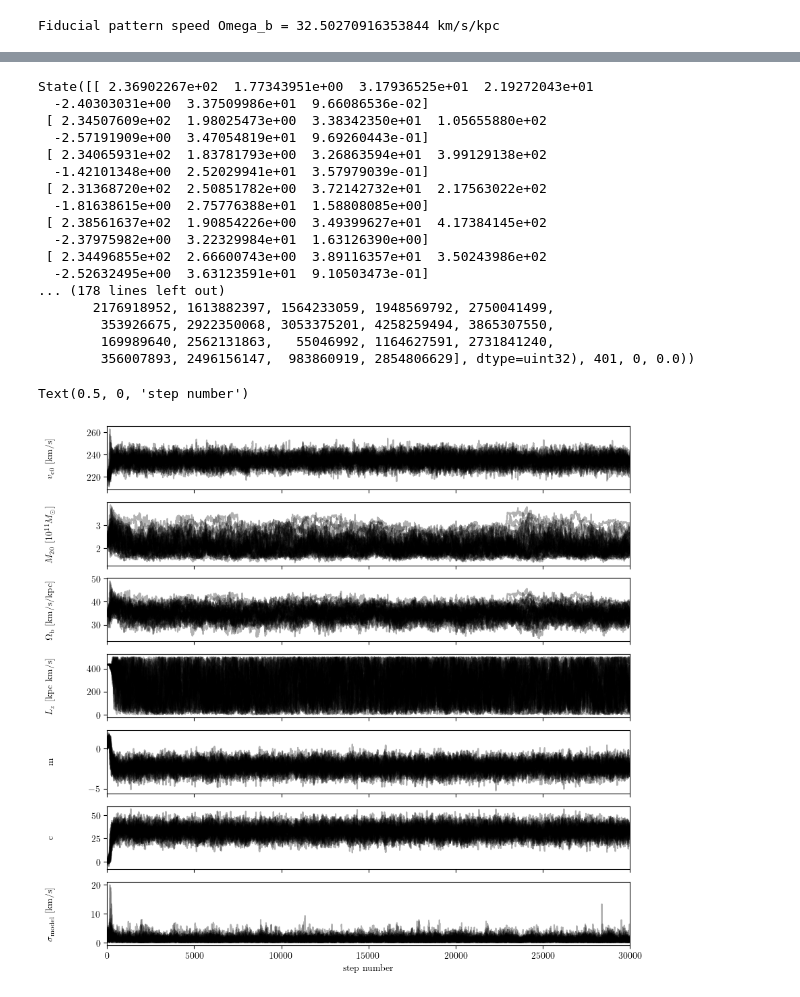
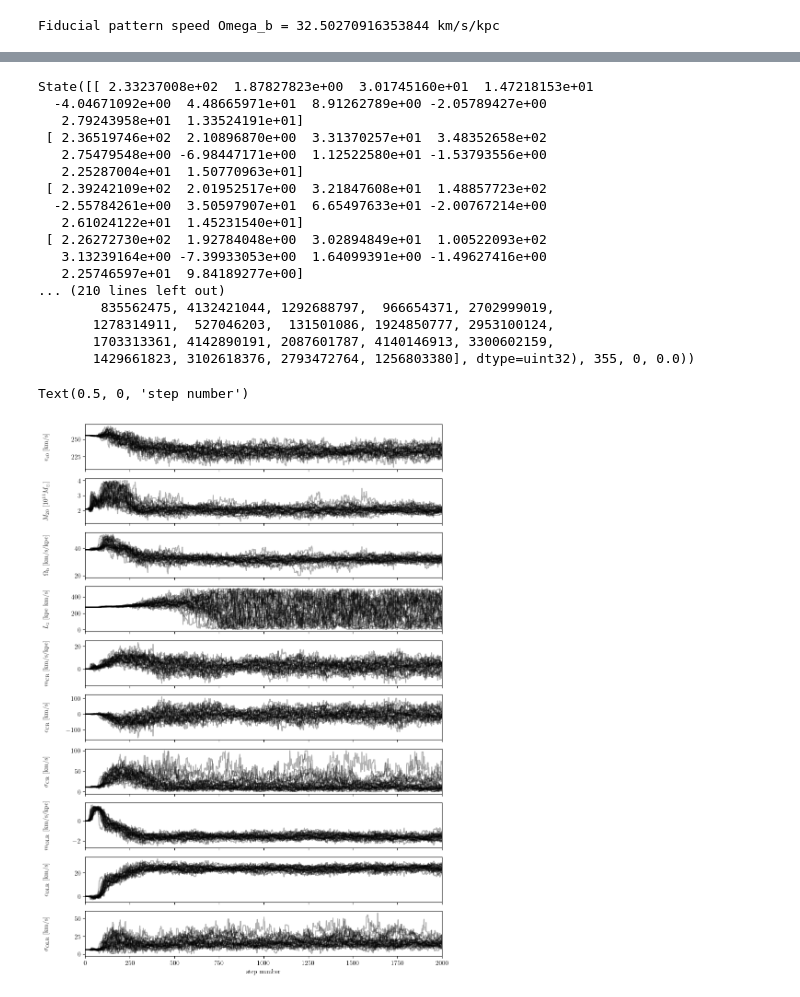
Before and after one commit to adllmr/resonances, a Jupyter notebook: pot_pat_fit.ipynb, the cells around one changed output, grey strips where cells are left out. Drawn from its saved outputs; the diff is of its cells as text; code cells hidden in the pictures.

```diff
--- a/pot_pat_fit.ipynb
+++ b/pot_pat_fit.ipynb
@@ -952,18 +952,18 @@ from scipy.optimize import minimize
 
 nll = lambda *args: -calc_log_likelihood(*args)
 
-initial = [230, 2, 35, 250, 0, 0, 10]
+initial = [230, 2, 35, 250, 0, 0, 10, 0, 0, 10]
 # initial = [235, 19.6, 35, 250, E_offset_mean, 10]
 
 # Select data or simulation to fit
-x = x_sim #x_OLR_sim
-y = y_sim#sim
-yerr = yerr_sim#sim
-res_ratio = 0.5
+x = x_data_list #x_OLR_sim
+y = y_data_list
+yerr = yerr_data_list
+# res_ratio = 0.5
 
 # nlp(initial, x, y, yerr, pot_axi_baryon, res_ratio)
 
-soln = minimize(nll, initial, args=(x, y, yerr, pot_axi_baryon, res_ratio), method='Nelder-Mead')
+soln = minimize(nll, initial, args=(x, y, yerr, pot_axi_baryon), method='Nelder-Mead')
 # %%
 '''Plot data and maximum likelihood model'''
 
@@ -976,12 +976,21 @@ fig, ax = plt.subplots(1, figsize=(4,4))
 
 theta_max = soln.x#[vcirc_sun, a_NFW_grid[max_likelihood_index[1]], Omega_b_grid[max_likelihood_index[0]]]
 
+vcirc_sun, M20, Omega_b, Lz, m_CR, c_CR, sigma_CR, m_OLR, c_OLR, sigma_OLR  = theta_max
+
+theta_CR = [vcirc_sun, M20, Omega_b, Lz, m_CR, c_CR, sigma_CR]
+theta_OLR = [vcirc_sun, M20, Omega_b, Lz, m_OLR, c_OLR, sigma_OLR]
+
 print('Maximum likelihood value:', theta_max)
 
 R_grid = np.linspace(R_bins[0], R_bins[-1], 1001)
 
-vR_func = calc_model_func(theta_max, pot_axi_baryon, res_ratio)
+vR_func_CR = calc_model_func(theta_CR, pot_axi_baryon, 0)
+vR_func_OLR = calc_model_func(theta_OLR, pot_axi_baryon, 0.5)
 
-ax.errorbar(x, y, yerr, c='k', fmt='o', capsize=5, elinewidth=1, capthick=1)
-ax.plot(R_grid, vR_func(R_grid))
+for i in range(len(x)):
+    ax.errorbar(x[i], y[i], yerr[i], c='k', fmt='o', capsize=5, elinewidth=1, capthick=1)
+
+ax.plot(R_grid, vR_func_CR(R_grid))
+ax.plot(R_grid, vR_func_OLR(R_grid))
 # %% [output]
@@ -999,44 +1009,44 @@ pos = soln.x + 1e-4 * np.random.randn(32, len(soln.x))
 nwalkers, ndim = pos.shape
 
 sampler = emcee.EnsembleSampler(
-    nwalkers, ndim, calc_log_probability, args=(x, y, yerr, pot_axi_baryon, res_ratio)
+    nwalkers, ndim, calc_log_probability, args=(x, y, yerr, pot_axi_baryon)
 )
-sampler.run_mcmc(pos, 30000, progress=True)
+sampler.run_mcmc(pos, 2000, progress=True)
 # %% [output]
-State([[ 2.36902267e+02  1.77343951e+00  3.17936525e+01  2.19272043e+01
-  -2.40303031e+00  3.37509986e+01  9.66086536e-02]
- [ 2.34507609e+02  1.98025473e+00  3.38342350e+01  1.05655880e+02
-  -2.57191909e+00  3.47054819e+01  9.69260443e-01]
- [ 2.34065931e+02  1.83781793e+00  3.26863594e+01  3.99129138e+02
-  -1.42101348e+00  2.52029941e+01  3.57979039e-01]
- [ 2.31368720e+02  2.50851782e+00  3.72142732e+01  2.17563022e+02
-  -1.81638615e+00  2.75776388e+01  1.58808085e+00]
- [ 2.38561637e+02  1.90854226e+00  3.49399627e+01  4.17384145e+02
-  -2.37975982e+00  3.22329984e+01  1.63126390e+00]
- [ 2.34496855e+02  2.66600743e+00  3.89116357e+01  3.50243986e+02
-  -2.52632495e+00  3.63123591e+01  9.10503473e-01]
-... (178 lines left out)
-       2176918952, 1613882397, 1564233059, 1948569792, 2750041499,
-        353926675, 2922350068, 3053375201, 4258259494, 3865307550,
-        169989640, 2562131863,   55046992, 1164627591, 2731841240,
-        356007893, 2496156147,  983860919, 2854806629], dtype=uint32), 401, 0, 0.0))
+State([[ 2.33237008e+02  1.87827823e+00  3.01745160e+01  1.47218153e+01
+  -4.04671092e+00  4.48665971e+01  8.91262789e+00 -2.05789427e+00
+   2.79243958e+01  1.33524191e+01]
+ [ 2.36519746e+02  2.10896870e+00  3.31370257e+01  3.48352658e+02
+   2.75479548e+00 -6.98447171e+00  1.12522580e+01 -1.53793556e+00
+   2.25287004e+01  1.50770963e+01]
+ [ 2.39242109e+02  2.01952517e+00  3.21847608e+01  1.48857723e+02
+  -2.55784261e+00  3.50597907e+01  6.65497633e+01 -2.00767214e+00
+   2.61024122e+01  1.45231540e+01]
+ [ 2.26272730e+02  1.92784048e+00  3.02894849e+01  1.00522093e+02
+   3.13239164e+00 -7.39933053e+00  1.64099391e+00 -1.49627416e+00
+   2.25746597e+01  9.84189277e+00]
+... (210 lines left out)
+        835562475, 4132421044, 1292688797,  966654371, 2702999019,
+       1278314911,  527046203,  131501086, 1924850777, 2953100124,
+       1703313361, 4142890191, 2087601787, 4140146913, 3300602159,
+       1429661823, 3102618376, 2793472764, 1256803380], dtype=uint32), 355, 0, 0.0))
 # %%
 '''Display MCMC chains'''
 
-fig, axes = plt.subplots(7, figsize=(10, 10), sharex=True)
+fig, axes = plt.subplots(10, figsize=(10, 15), sharex=True)
 samples = sampler.get_chain()
-labels = ['$v_\mathrm{c0}$ [km/s]', '$M_{20}$ [$10^{11}M_\odot$]', '$\Omega_\mathrm{b}$ [km/s/kpc]', '$L_z$ [kpc km/s]', 'm', 'c', '$\sigma_\mathrm{model}$ [km/s]']
+labels = ['$v_\\mathrm{c0}$ [km/s]', '$M_{20}$ [$10^{11}M_\\odot$]', '$\\Omega_\\mathrm{b}$ [km/s/kpc]', '$L_z$ [kpc km/s]', '$m_\\mathrm{CR}$ [km/s/kpc]', '$c_\\mathrm{CR}$ [km/s]', '$\\sigma_\\mathrm{CR}$ [km/s]', '$m_\\mathrm{OLR}$ [km/s/kpc]', '$c_\\mathrm{OLR}$ [km/s]', '$\\sigma_\\mathrm{OLR}$ [km/s]']
 for i in range(ndim):
     ax = axes[i]
     ax.plot(samples[:, :, i], "k", alpha=0.3)
     ax.set_xlim(0, len(samples))
     ax.set_ylabel(labels[i])
     ax.yaxis.set_label_coords(-0.1, 0.5)
 
 axes[-1].set_xlabel("step number")
 # %% [output]
 Text(0.5, 0, 'step number')
-[figure, old version]
+[figure, new version]
 # %%
 tau = sampler.get_autocorr_time()
 print(tau)
```
Also changed, not shown: parts of 14 cells of this notebook, 4 other files.
